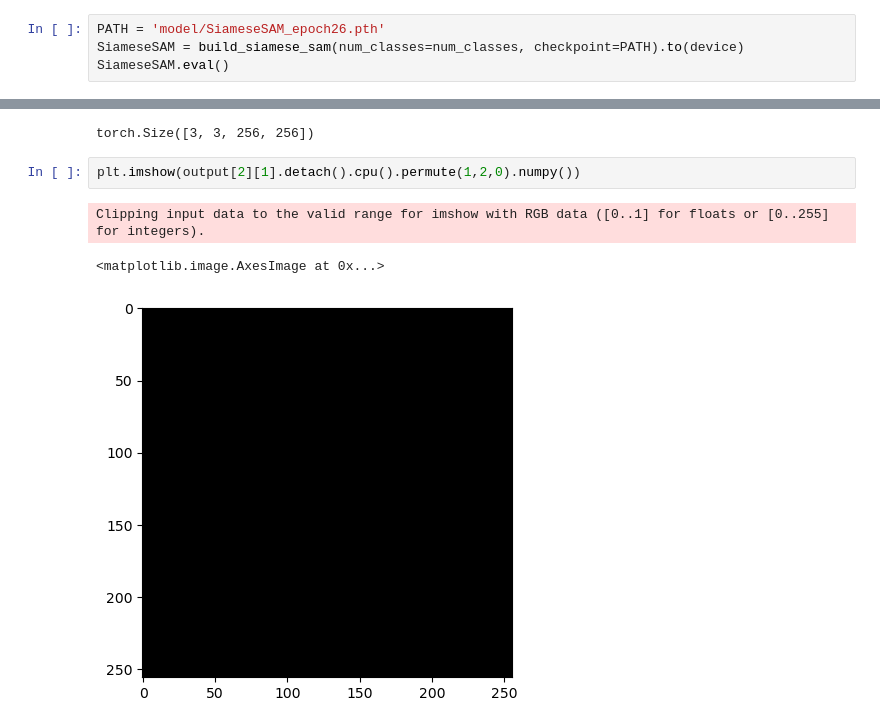
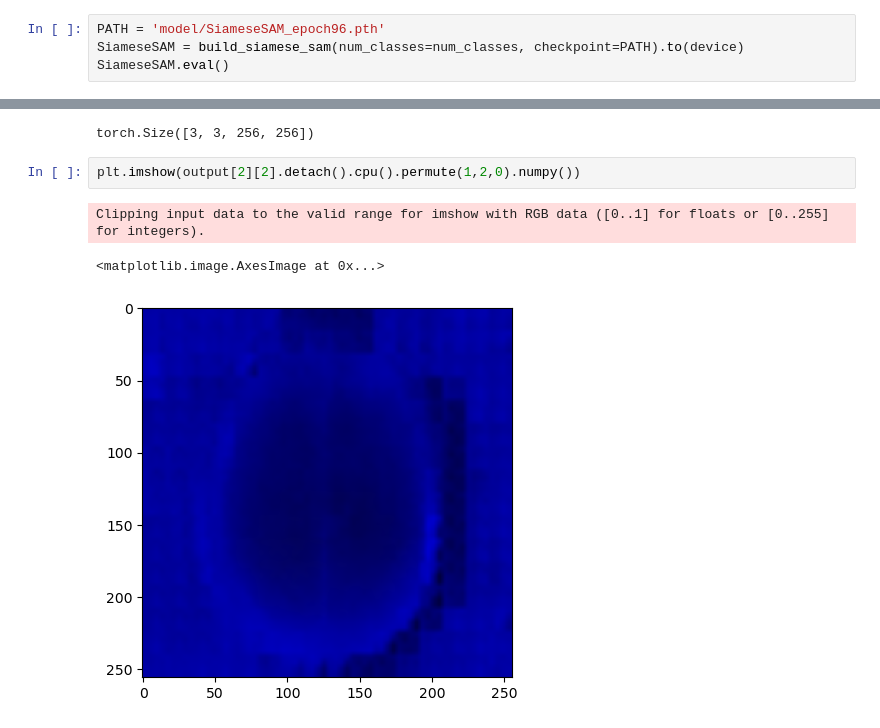
Before and after one commit to MILK-BIOS/SAM-based-CT-MRI-Fusion, a Jupyter notebook: test.ipynb, the cells around one changed output, grey strips where cells are left out. Saved outputs shown, nothing was run; the diff lists cells and outputs as text.

```diff
--- a/test.ipynb
+++ b/test.ipynb
@@ -45,7 +45,7 @@ print(MRI.shape)
 (256, 256, 3)
 [figure]
 # %%
-PATH = 'model/SiameseSAM_epoch26.pth'
+PATH = 'model/SiameseSAM_epoch96.pth'
 SiameseSAM = build_siamese_sam(num_classes=num_classes, checkpoint=PATH).to(device)
 SiameseSAM.eval()
 # %% [output]
@@ -98,8 +80,8 @@ output[2].shape
 # %% [output]
 torch.Size([3, 3, 256, 256])
 # %%
-plt.imshow(output[2][1].detach().cpu().permute(1,2,0).numpy())
+plt.imshow(output[2][2].detach().cpu().permute(1,2,0).numpy())
 # %% [output]
 Clipping input data to the valid range for imshow with RGB data ([0..1] for floats or [0..255] for integers).
 <matplotlib.image.AxesImage at 0x...>
-[figure, old version]
+[figure, new version]
```
Also changed, not shown: parts of 2 cells of this notebook, 2 other files.
